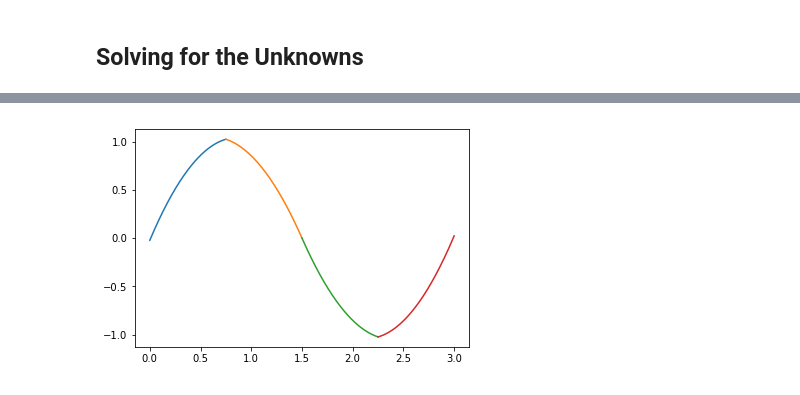
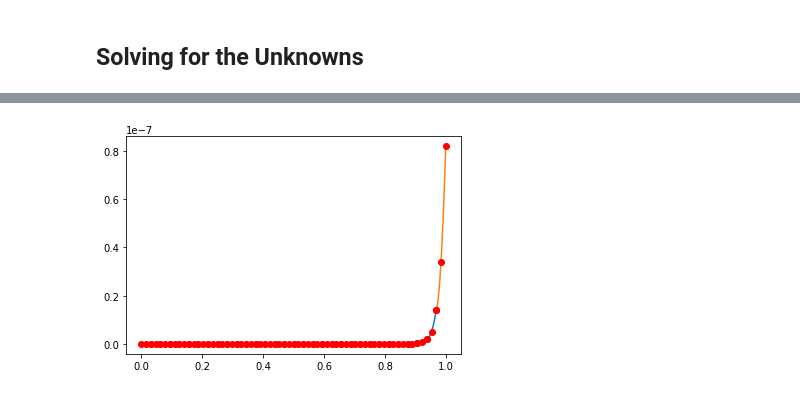
Before and after one commit to nicolacavallini/fem_intro, a Jupyter notebook: fem_playgroud.ipynb, the cells around one changed output, grey strips where cells are left out. Saved outputs shown, nothing was run; the diff lists cells and outputs as text; code cells hidden in the pictures.

```diff
--- a/fem_playgroud.ipynb
+++ b/fem_playgroud.ipynb
@@ -166,12 +166,12 @@ $$
 $$
 \xi = \frac{x}{\Delta x} - \Delta x \cdot i
 $$
+# %%
+def push_forward(i,delta_x):
+    return lambda xi : i*delta_x + xi*delta_x
 # %%
-def get_linear_map(i,delta_x):
-    return lambda xi : i*delta_x + xi*delta_x
-
 for i in range(int(n)):
-    lm = get_linear_map(i,delta_x)
+    lm = push_forward(i,delta_x)
     x = lm(xi)
     for f in V:
         plot(x, f(xi))
@@ -204,0 +205,3 @@ print local_matrix
+# %%
+def get_gaussian(p,sigma):
+    return lambda x : np.exp(-(x-p)**2/(2*sigma**2))
@@ -208,17 +214,16 @@ print A.shape
 
 f = np.zeros((int(degree*n+1),))
 
-force = lambda x : np.sin(2*np.pi*x/L)
+#force = lambda x : np.sin(2*np.pi*x/L)
+force = get_gaussian(np.pi/2,.1)
 
 for i in range(int(n)):
     local_dofs = np.arange(int(degree*i),int(degree*(i+1)+1))
     A[np.ix_(local_dofs,local_dofs)] += local_matrix
-    lm = get_linear_map(i,delta_x)
+    lm = push_forward(i,delta_x)
     x_quad = lm(p)
     f[local_dofs]+=B.dot(W.dot(force(x_quad)))
-
-
-spy(A)
+#spy(A)
 u = np.linalg.solve(A, f)
-print u
+#print u
 # %% [output]
@@ -230,14 +231,17 @@ print u
 # %%
 for i in range(int(n)):
-    lm = get_linear_map(i,delta_x)
+    lm = push_forward(i,delta_x)
     local_dofs = np.arange(int(degree*i),int(degree*(i+1)+1))
     x = lm(xi)
     sol = np.zeros(x.shape)
     for i in range(degree+1):
         sol+=u[local_dofs[i]]*V[i](xi)
     plot(x, sol)
 
 for i in range(int(n)):
     local_dofs = np.arange(int(degree*i),int(degree*(i+1)+1))
+    lm = push_forward(i,delta_x)
+
+    plot(lm(dofs), u[local_dofs],'or')
 # %% [output]
-[figure, old version]
+[figure, new version]
```
Also changed, not shown: parts of 8 cells of this notebook.
